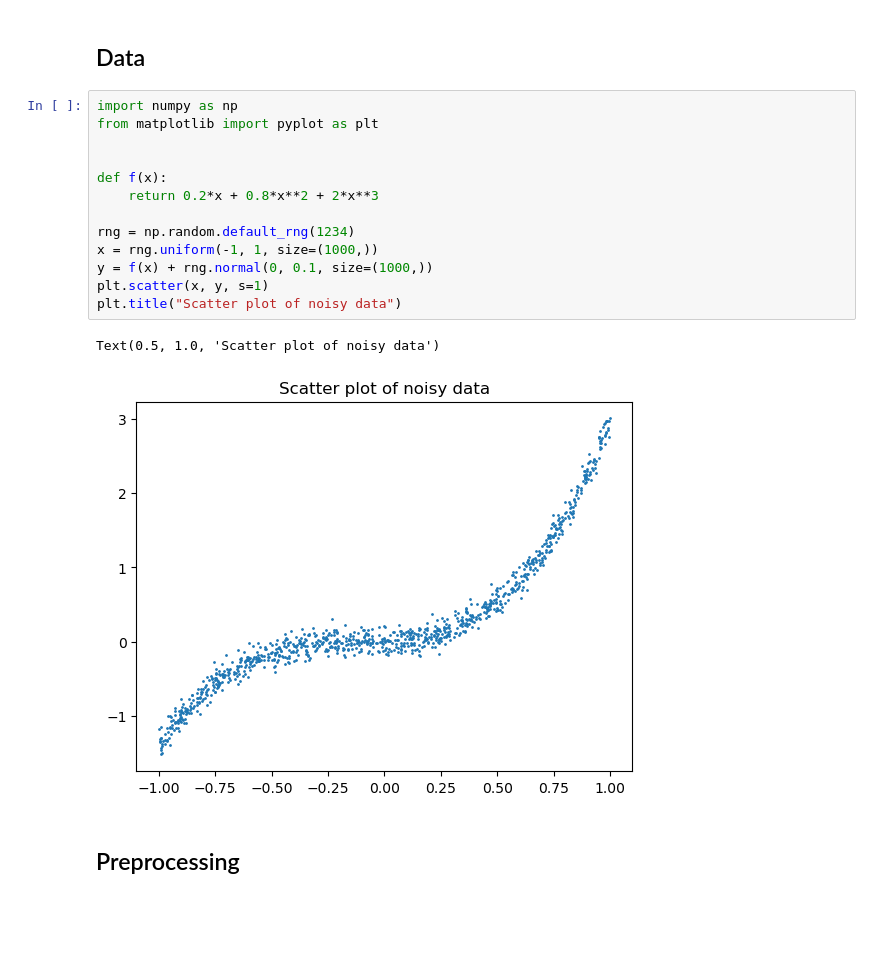
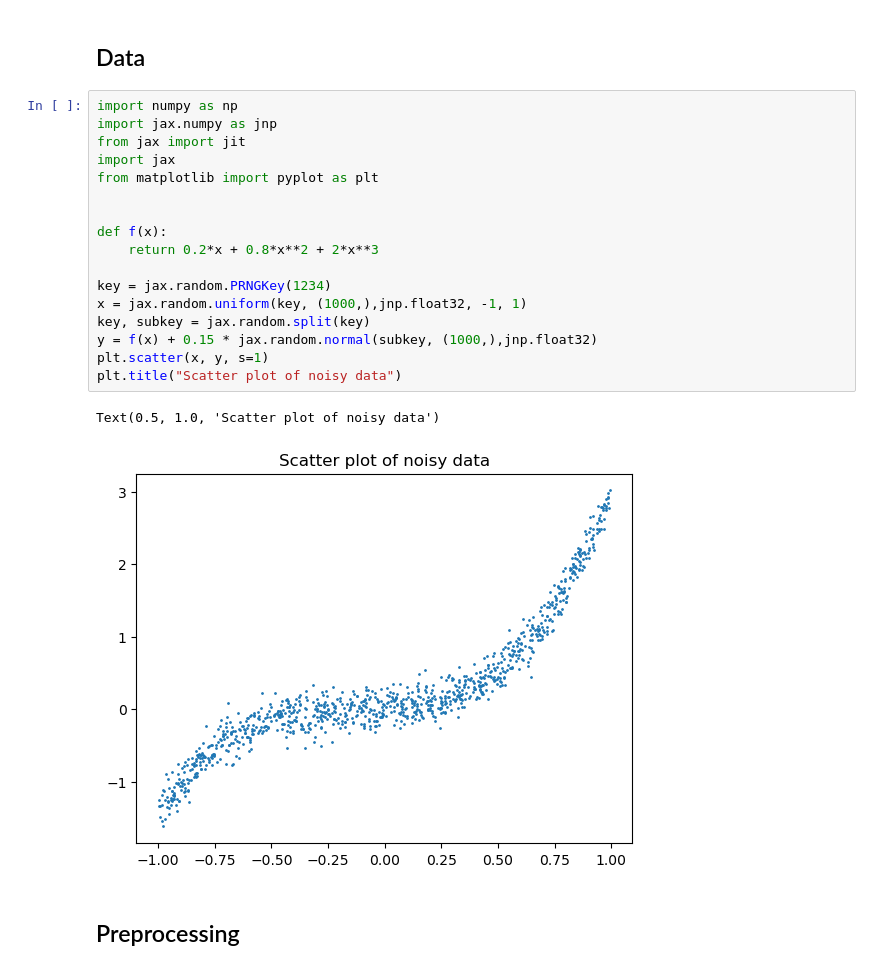
Before and after one commit to bragewiseth/MachineLearningProjects, a Jupyter notebook: weekley_exsercises/week42/solutionweek41-42.ipynb, the cells around one changed output. Drawn from its saved outputs; the diff is of its cells as text; blank space fills up the shorter version.

```diff
--- a/weekley_exsercises/week42/solutionweek41-42.ipynb
+++ b/weekley_exsercises/week42/solutionweek41-42.ipynb
@@ -30,20 +30,24 @@
 ## Data
 # %%
 import numpy as np
+import jax.numpy as jnp
+from jax import jit
+import jax
 from matplotlib import pyplot as plt
 
 
 def f(x):
     return 0.2*x + 0.8*x**2 + 2*x**3
 
-rng = np.random.default_rng(1234)
-x = rng.uniform(-1, 1, size=(1000,))
-y = f(x) + rng.normal(0, 0.1, size=(1000,))
+key = jax.random.PRNGKey(1234)
+x = jax.random.uniform(key, (1000,),jnp.float32, -1, 1)
+key, subkey = jax.random.split(key)
+y = f(x) + 0.15 * jax.random.normal(subkey, (1000,),jnp.float32)
 plt.scatter(x, y, s=1)
 plt.title("Scatter plot of noisy data")
 # %% [output]
 Text(0.5, 1.0, 'Scatter plot of noisy data')
-[figure, old version]
+[figure, new version]
 # %% [markdown]
 ## Preprocessing
 # %%
```
Also changed, not shown: parts of 11 cells of this notebook.
